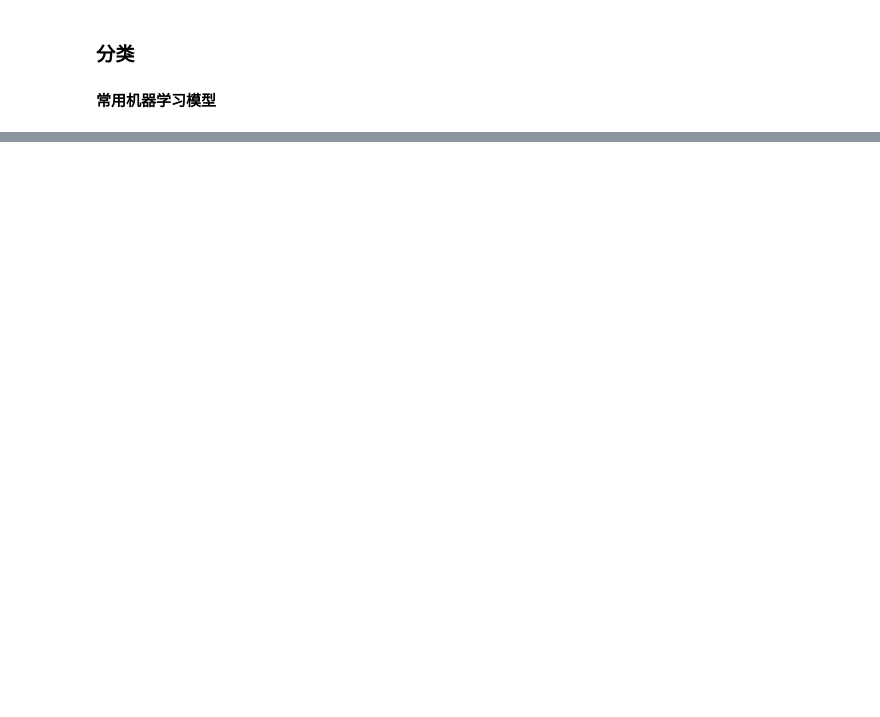
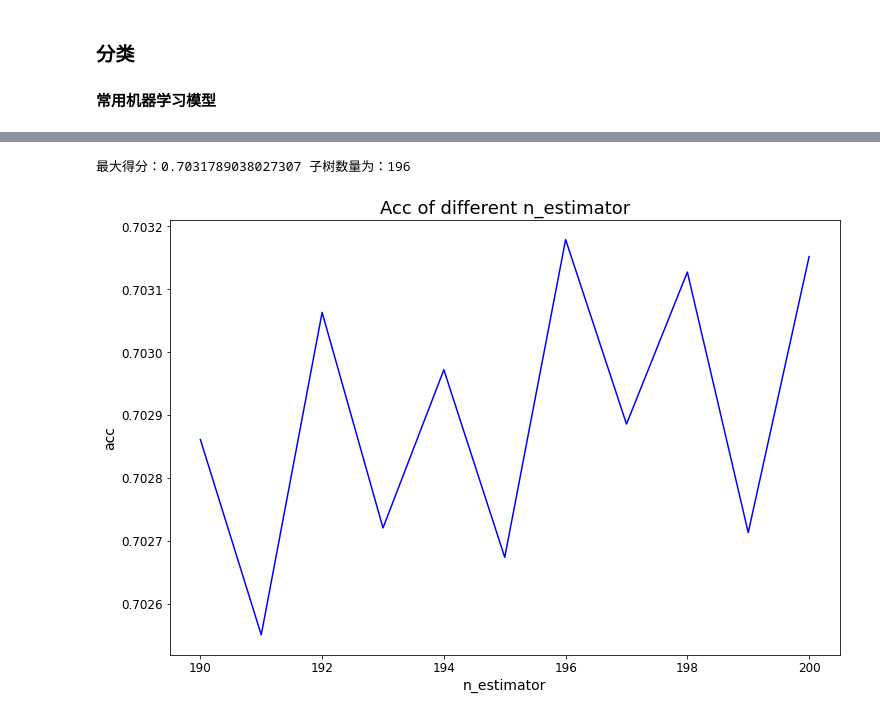
Before and after one commit to 1751118/myMusicReSystem, a Jupyter notebook: classify_analyse.ipynb, the cells around one changed output, grey strips where cells are left out. Cells and saved outputs as stored; diff of their text form; code cells hidden in the pictures; blank space fills up the shorter version.

```diff
--- a/classify_analyse.ipynb
+++ b/classify_analyse.ipynb
@@ -679,0 +441,24 @@ plt.show()
+# %%
+# 调参，绘制学习曲线来调参n_estimators（对随机森林影响最大）
+score_lt = []
+
+# 每隔10步建立一个随机森林，获得不同n_estimators的得分
+for i in range(190,201):
+    rfc = RandomForestClassifier(n_estimators=i
+                               ,random_state=42, n_jobs = -1)
+    score = cross_val_score(rfc, X_norm, y, cv=kf).mean()
+    score_lt.append(score)
+score_max = max(score_lt)
+print('最大得分：{}'.format(score_max),
+      '子树数量为：{}'.format(score_lt.index(score_max) + 190))
+
+# 绘制学习曲线
+x = np.arange(190,201)
+plt.title('Acc of different n_estimator')
+plt.xlabel('n_estimator')
+plt.ylabel('acc')
+plt.plot(x, score_lt, 'b-')
+plt.show()
+# %% [output]
+最大得分：0.7031789038027307 子树数量为：196
+[figure, added]
```
Also changed, not shown: parts of 59 cells of this notebook, 10 other files.
